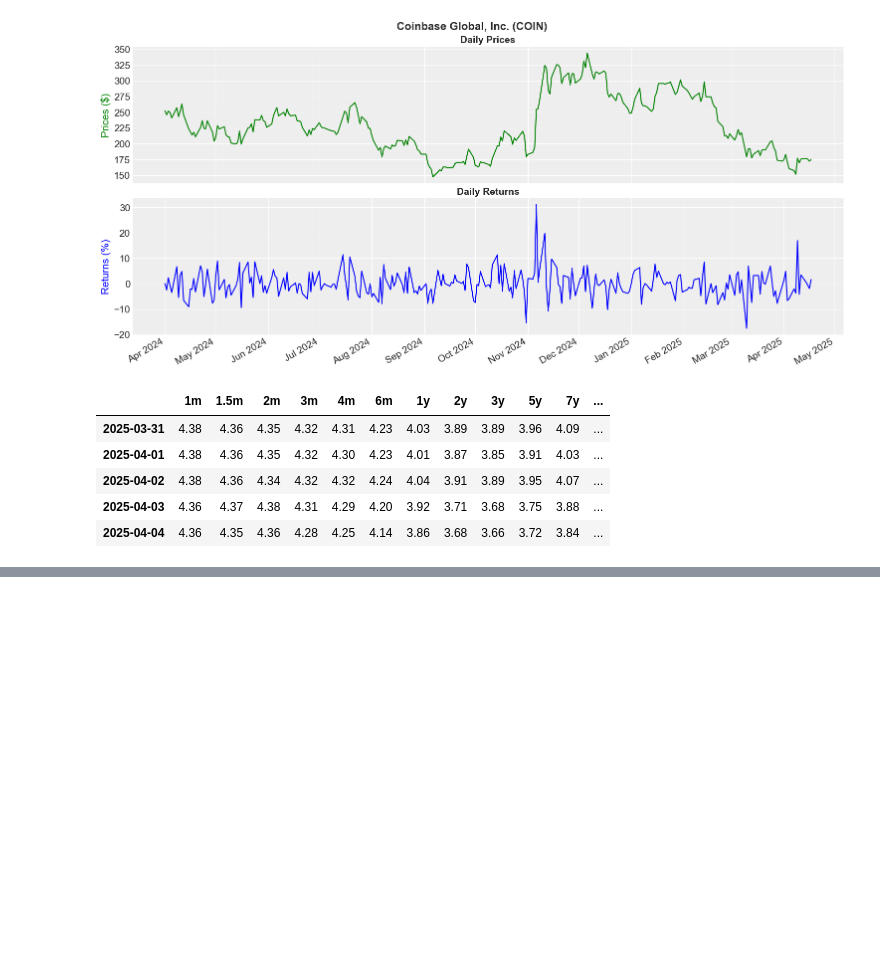
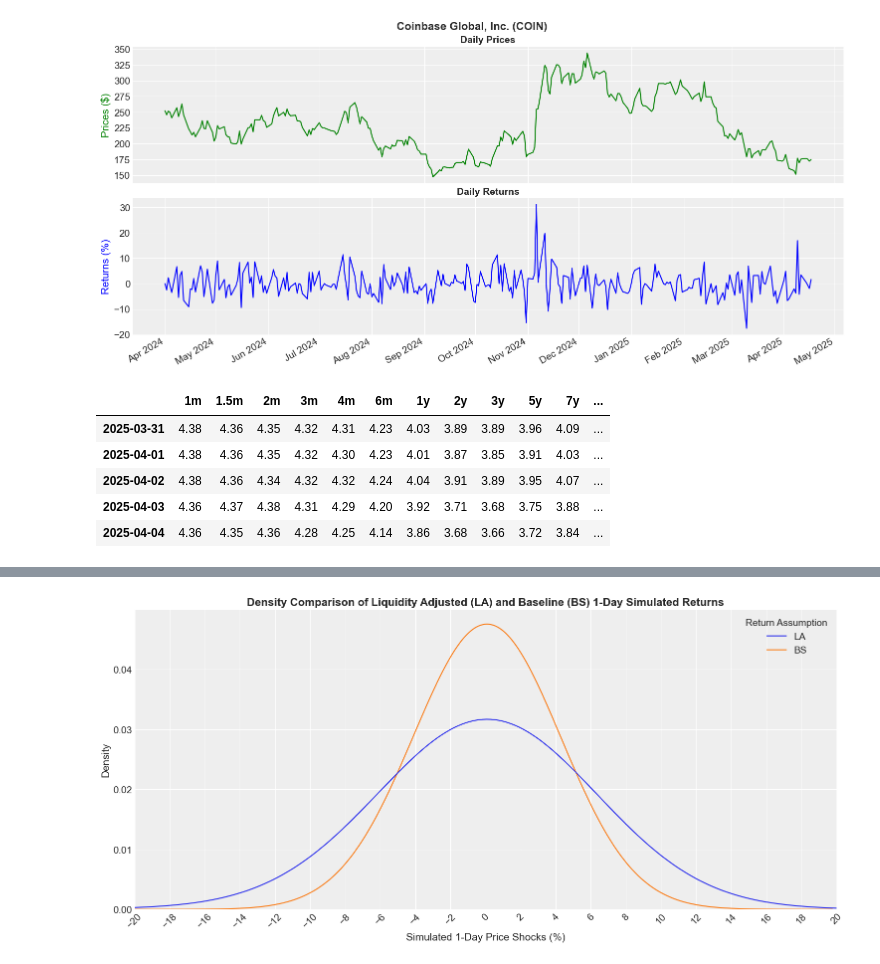
Before and after one commit to AnonymousJY/mkt-depth-n-resiliency, a Jupyter notebook: Study/Collar Asian/report_collar_asian.ipynb, the cells around one changed output, grey strips where cells are left out. Saved outputs shown, nothing was run; the diff lists cells and outputs as text; code cells hidden in the pictures; blank space fills up the shorter version.

```diff
--- a/Study/Collar Asian/report_collar_asian.ipynb
+++ b/Study/Collar Asian/report_collar_asian.ipynb
@@ -44,11 +34,14 @@ Available objects for config:
 valuation_beg_date = '20250331'
 valuation_end_date = '20250417'
 
-SET_OF_TICKERS = ["^SPX", "COIN"]
+UND_TICKERS_DICT = {'systematic': '^SPX', 'idiosyncratic': ['COIN']}
+SET_OF_TICKERS = [UND_TICKERS_DICT['systematic']] + [*UND_TICKERS_DICT['idiosyncratic']]
+
+DIVIDEND_YIELDS = {'^SPX': 1.25, 'COIN': 0.}
 
 origin_date = (pd.to_datetime(valuation_beg_date) - pd.Timedelta(365, "D")).strftime("%Y%m%d")
 total_date_set = pd.bdate_range(origin_date, valuation_end_date)
-valuation_date_array = pd.date_range(valuation_beg_date, pd.to_datetime(valuation_end_date))
+valuation_date_array = pd.bdate_range(valuation_beg_date, pd.to_datetime(valuation_end_date))
 # %%
 template_df = pd.DataFrame(index=total_date_set)
 template_df.index.name = 'dtDATE'
@@ -190,7 +146,7 @@ days_to_look_back = base_days
 
 # P-MLE for Systematic Asset
 underlying_name = SET_OF_TICKERS[0]
-PATH = os.path.join(os.getcwd(), f'Estimated Parameters PMLE/{underlying_name}')
+PATH = os.path.join(os.path.abspath(os.path.join(os.getcwd(), os.pardir)), rf'Estimated Parameters PMLE/{underlying_name}')
 # print(PATH)
 for valuation_date in valuation_date_array:
     filename= f'estimated_params_pmle_{underlying_name}_{valuation_date.strftime("%Y%m%d")}.csv'
@@ -213,7 +169,6 @@ pmle_params_sys_df.dtVALUATION_DATE = pd.to_datetime(pmle_params_sys_df.dtVALUAT
 
 # P-MLE for Idiosyncratic Asset
 for underlying_name in SET_OF_TICKERS[1:]:
-    PATH = os.path.join(os.getcwd(), f'Estimated Parameters PMLE/{underlying_name}')
     # print(PATH)
     for valuation_date in valuation_date_array:
         filename= f'estimated_params_pmle_{underlying_name}_{valuation_date.strftime("%Y%m%d")}.csv'
@@ -235,5 +190,5 @@ pmle_params_idi_df = pd.concat(pmle_params_idi_df)
 pmle_params_idi_df.dtVALUATION_DATE = pd.to_datetime(pmle_params_idi_df.dtVALUATION_DATE)
 
 pmle_params_df = pd.concat([pmle_params_sys_df, pmle_params_idi_df]).set_index(['dtVALUATION_DATE', 'sUNDERLYING_NAME'])
-pmle_params_df
+pmle_params_df.info()
 # %% [output]
@@ -258,0 +351,26 @@ pmle_params_df
+# %%
+df1 = pd.DataFrame(data=shock_returns_dict['20250409']['COIN'][:, 1:2] * 100., columns=['dSIMULATED_RETURNS'])
+df2 = pd.DataFrame(data=shock_returns_base_dict['20250409']['COIN'][:, 1] * 100., columns=['dSIMULATED_RETURNS'])
+df1['Return Assumption'] = 'LA'
+df2['Return Assumption'] = 'BS'
+simulated_returns_df = pd.concat([df1, df2])
+simulated_returns_df = simulated_returns_df.set_index('Return Assumption')
+# %%
+fig, ax = plt.subplots(figsize=(15, 7))
+
+sns.kdeplot(data=simulated_returns_df, x='dSIMULATED_RETURNS', hue='Return Assumption', fill=False, gridsize=500, bw_adjust=5., ax=ax)
+# sns.kdeplot(data=simulated_returns_df, x='dSIMULATED_RETURNS', hue='Return Assumption', fill=True, alpha=.4, gridsize=1_000, ax=ax)
+
+# ax.yaxis.set_major_formatter(StrMethodFormatter('{x:,.0f}'))
+ax.xaxis.set_major_locator(matplotlib.ticker.MultipleLocator(2))
+ax.tick_params(axis='x', which='both', labelrotation=45)
+
+ax.set_title(rf'Density Comparison of Liquidity Adjusted (LA) and Baseline (BS) 1-Day Simulated Returns', fontweight='bold')
+ax.set_xlabel("Simulated 1-Day Price Shocks (%)")
+
+plt.setp(ax.get_legend().get_title(), fontsize='14')
+plt.xlim(-20, 20)
+plt.savefig("density_simulated_returns.pdf", dpi=300)
+plt.show()
+# %% [output]
+[figure, added]
```
Also changed, not shown: parts of 31 cells of this notebook, 8 other files.
